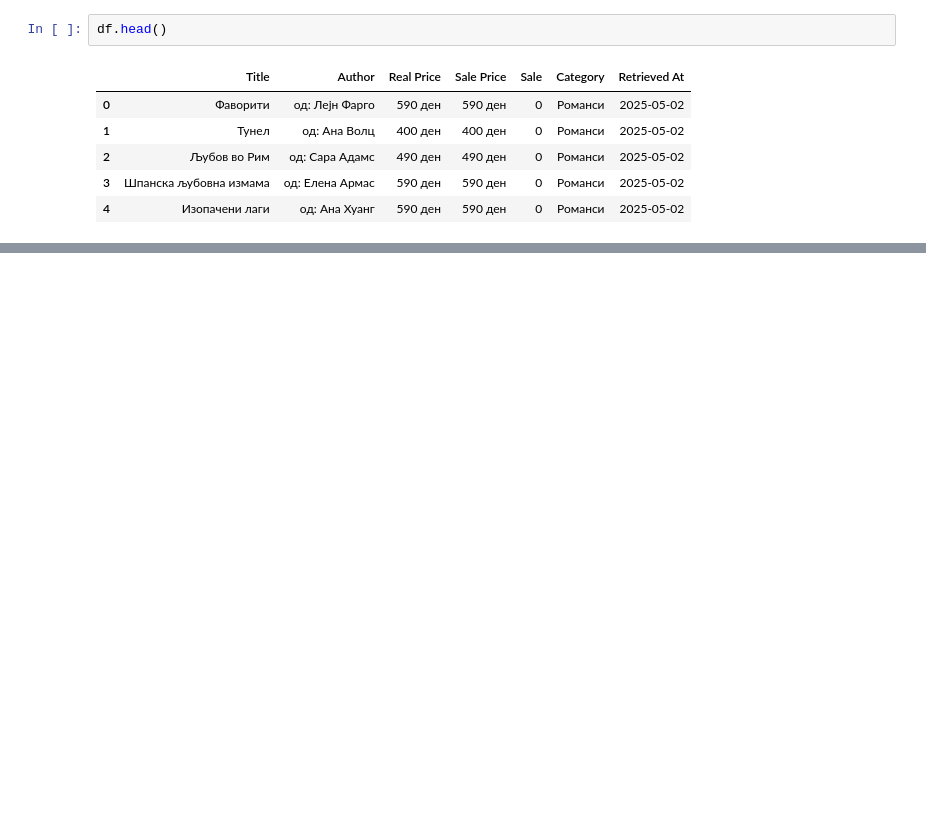
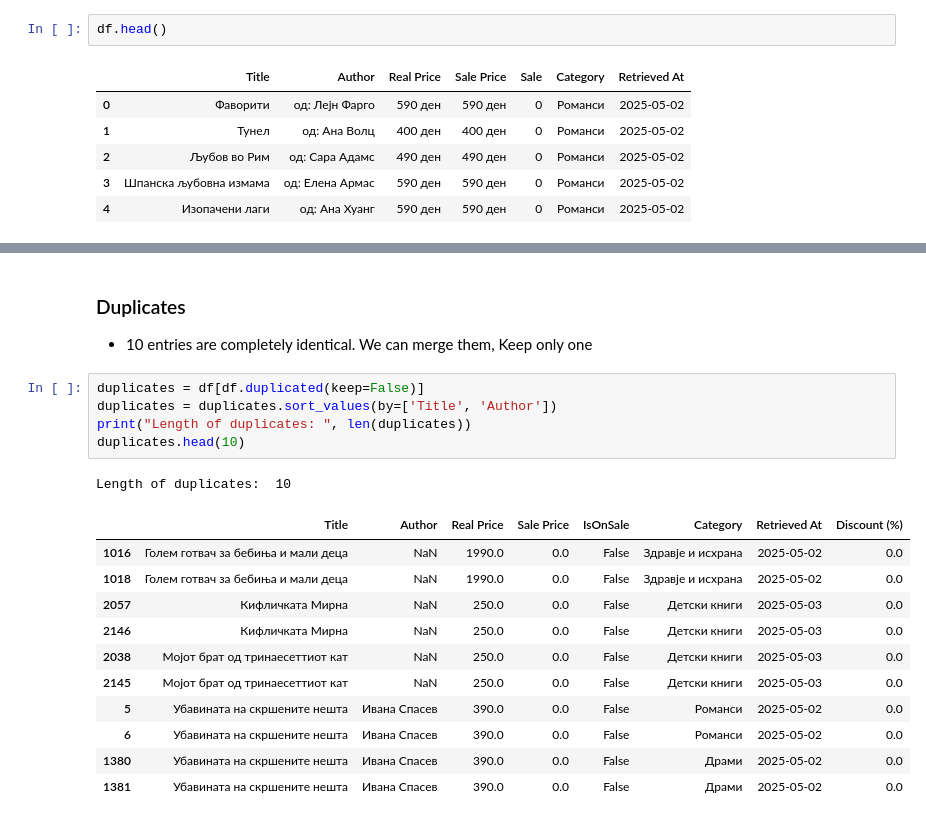
Before and after one commit to KTalia/I2DS_Project, a Jupyter notebook: sakamknigi.mk/preprocess.ipynb, the cells around one changed output, grey strips where cells are left out. Drawn from its saved outputs; the diff is of its cells as text; blank space fills up the shorter version.

```diff
--- a/sakamknigi.mk/preprocess.ipynb
+++ b/sakamknigi.mk/preprocess.ipynb
@@ -28,0 +191,21 @@ df.head()
+# %% [markdown]
+### Duplicates
+- 10 entries are completely identical. We can merge them, Keep only one
+# %%
+duplicates = df[df.duplicated(keep=False)]
+duplicates = duplicates.sort_values(by=['Title', 'Author'])
+print("Length of duplicates: ", len(duplicates))
+duplicates.head(10)
+# %% [output]
+Length of duplicates:  10
+|  | Title | Author | Real Price | Sale Price | IsOnSale | Category | Retrieved At | Discount (%) |
+| 1016 | Голем готвач за бебиња и мали децa | NaN | 1990.0 | 0.0 | False | Здравје и исхрана | 2025-05-02 | 0.0 |
+| 1018 | Голем готвач за бебиња и мали децa | NaN | 1990.0 | 0.0 | False | Здравје и исхрана | 2025-05-02 | 0.0 |
+| 2057 | Кифличката Мирна | NaN | 250.0 | 0.0 | False | Детски книги | 2025-05-03 | 0.0 |
+| 2146 | Кифличката Мирна | NaN | 250.0 | 0.0 | False | Детски книги | 2025-05-03 | 0.0 |
+| 2038 | Мојот брат од тринаесеттиот кат | NaN | 250.0 | 0.0 | False | Детски книги | 2025-05-03 | 0.0 |
+| 2145 | Мојот брат од тринаесеттиот кат | NaN | 250.0 | 0.0 | False | Детски книги | 2025-05-03 | 0.0 |
+| 5 | Убавината на скршените нешта | Ивана Спасев | 390.0 | 0.0 | False | Романси | 2025-05-02 | 0.0 |
+| 6 | Убавината на скршените нешта | Ивана Спасев | 390.0 | 0.0 | False | Романси | 2025-05-02 | 0.0 |
+| 1380 | Убавината на скршените нешта | Ивана Спасев | 390.0 | 0.0 | False | Драми | 2025-05-02 | 0.0 |
+| 1381 | Убавината на скршените нешта | Ивана Спасев | 390.0 | 0.0 | False | Драми | 2025-05-02 | 0.0 |
```
Also changed, not shown: parts of 60 cells of this notebook, 1 other file.
